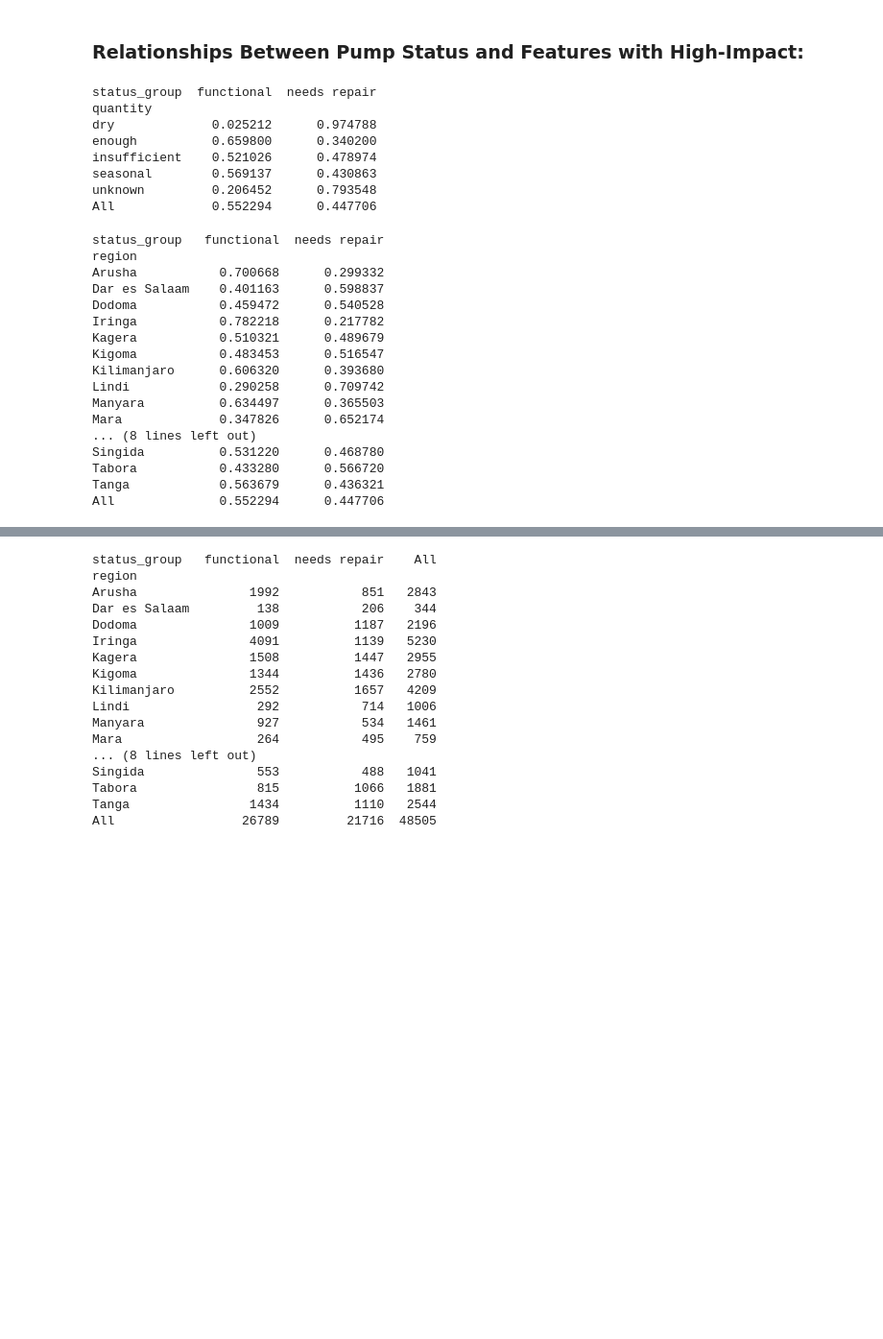
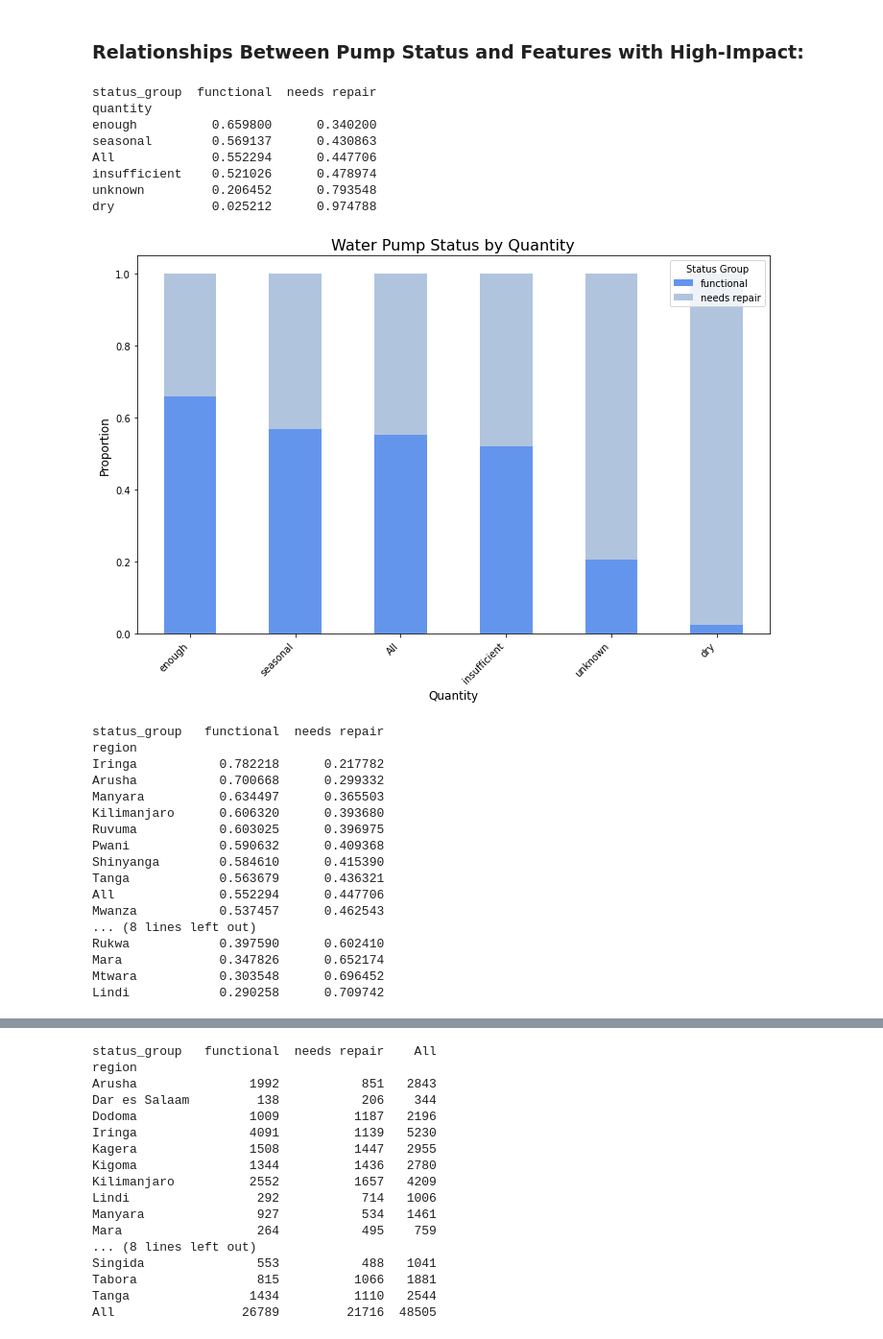
Before and after one commit to morgannash1/water_wells_project, a Jupyter notebook: notebook.ipynb, the cells around one changed output, grey strips where cells are left out. Shown: that part at 96% size. Cells and saved outputs as stored; diff of their text form; code cells hidden in the pictures; blank space fills up the shorter version.

Commit message:
readme/images/added viz

```diff
--- a/notebook.ipynb
+++ b/notebook.ipynb
@@ -1663,17 +1663,29 @@ quantity_crosstab = pd.crosstab(
     margins=True,       # Add row/column sums
     normalize='index'   # Show proportions for each quantity category
 )
-
+quantity_crosstab = quantity_crosstab.sort_values(by='functional', ascending=False)
 print(quantity_crosstab)
 # %% [output]
 status_group  functional  needs repair
 quantity
+enough          0.659800      0.340200
+seasonal        0.569137      0.430863
+All             0.552294      0.447706
+insufficient    0.521026      0.478974
+unknown         0.206452      0.793548
 dry             0.025212      0.974788
-enough          0.659800      0.340200
-insufficient    0.521026      0.478974
-seasonal        0.569137      0.430863
-unknown         0.206452      0.793548
-All             0.552294      0.447706
+# %%
+quantity_crosstab.plot(kind='bar', stacked=True, figsize=(10, 7), color=['cornflowerblue', 'lightsteelblue'])
+plt.title('Water Pump Status by Quantity', fontsize=16)
+plt.xlabel('Quantity', fontsize=12)
+plt.ylabel('Proportion', fontsize=12)
+plt.xticks(rotation=45, ha='right')
+plt.legend(title='Status Group')
+plt.tight_layout()
+plt.savefig('images/quantity_status.png', bbox_inches='tight', dpi=300)
+plt.show()
+# %% [output]
+[figure, added]
 # %%
 #cross-tab to show the relationship between region and status_group
 region_crosstab = pd.crosstab(
@@ -1682,22 +1694,23 @@ region_crosstab = pd.crosstab(
     margins=True,       # Add row/column sums
     normalize='index'   # Show proportions for each quantity category
 )
+region_crosstab = region_crosstab.sort_values(by='functional', ascending=False)
 print(region_crosstab)
 # %% [output]
 status_group   functional  needs repair
 region
+Iringa           0.782218      0.217782
 Arusha           0.700668      0.299332
-Dar es Salaam    0.401163      0.598837
-Dodoma           0.459472      0.540528
-Iringa           0.782218      0.217782
-Kagera           0.510321      0.489679
-Kigoma           0.483453      0.516547
+Manyara          0.634497      0.365503
 Kilimanjaro      0.606320      0.393680
-Lindi            0.290258      0.709742
-Manyara          0.634497      0.365503
-Mara             0.347826      0.652174
-... (8 lines left out)
-Singida          0.531220      0.468780
-Tabora           0.433280      0.566720
+Ruvuma           0.603025      0.396975
+Pwani            0.590632      0.409368
+Shinyanga        0.584610      0.415390
 Tanga            0.563679      0.436321
 All              0.552294      0.447706
+Mwanza           0.537457      0.462543
+... (8 lines left out)
+Rukwa            0.397590      0.602410
+Mara             0.347826      0.652174
+Mtwara           0.303548      0.696452
+Lindi            0.290258      0.709742
```
Also changed, not shown: parts of 2 cells of this notebook, 3 other files.
